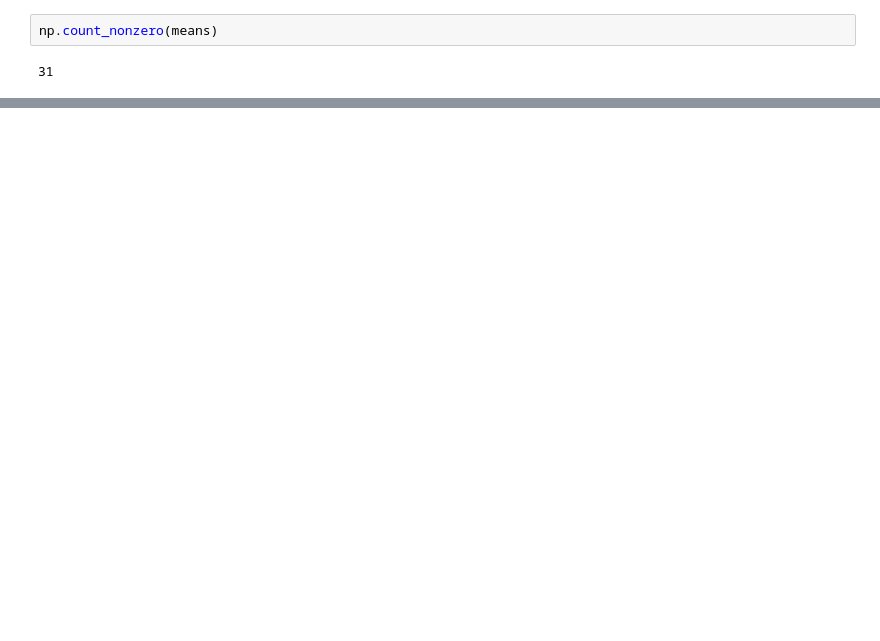
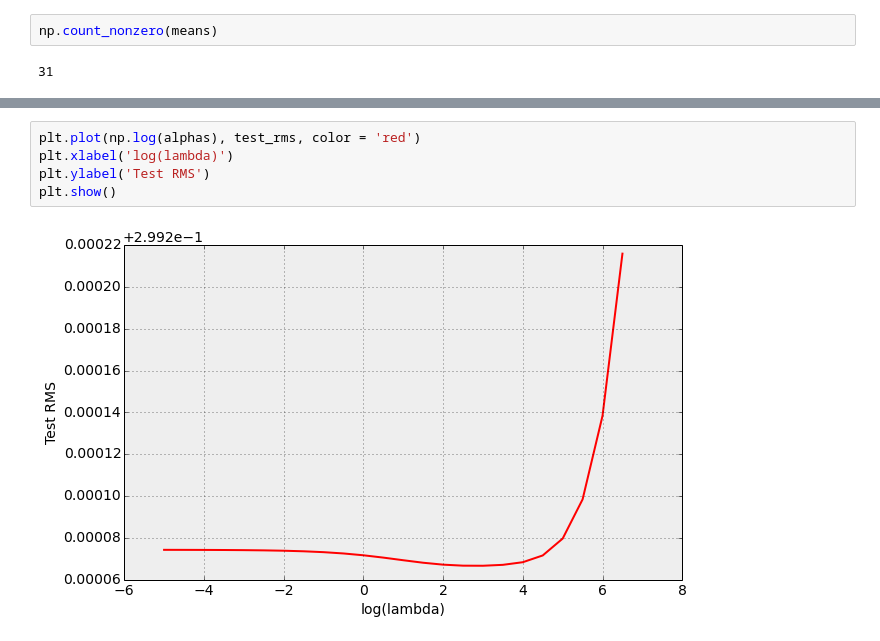
Before and after one commit to amiruna/ipython-code, a Jupyter notebook: Practical1.ipynb, the cells around one changed output, grey strips where cells are left out. Cells and saved outputs as stored; diff of their text form; blank space fills up the shorter version.

```diff
--- a/Practical1.ipynb
+++ b/Practical1.ipynb
@@ -195,0 +368,7 @@ select_features(test_data)
+# %%
+plt.plot(np.log(alphas), test_rms, color = 'red')
+plt.xlabel('log(lambda)')
+plt.ylabel('Test RMS')
+plt.show()
+# %% [output]
+[figure, added]
```
Also changed, not shown: parts of 57 cells of this notebook.
